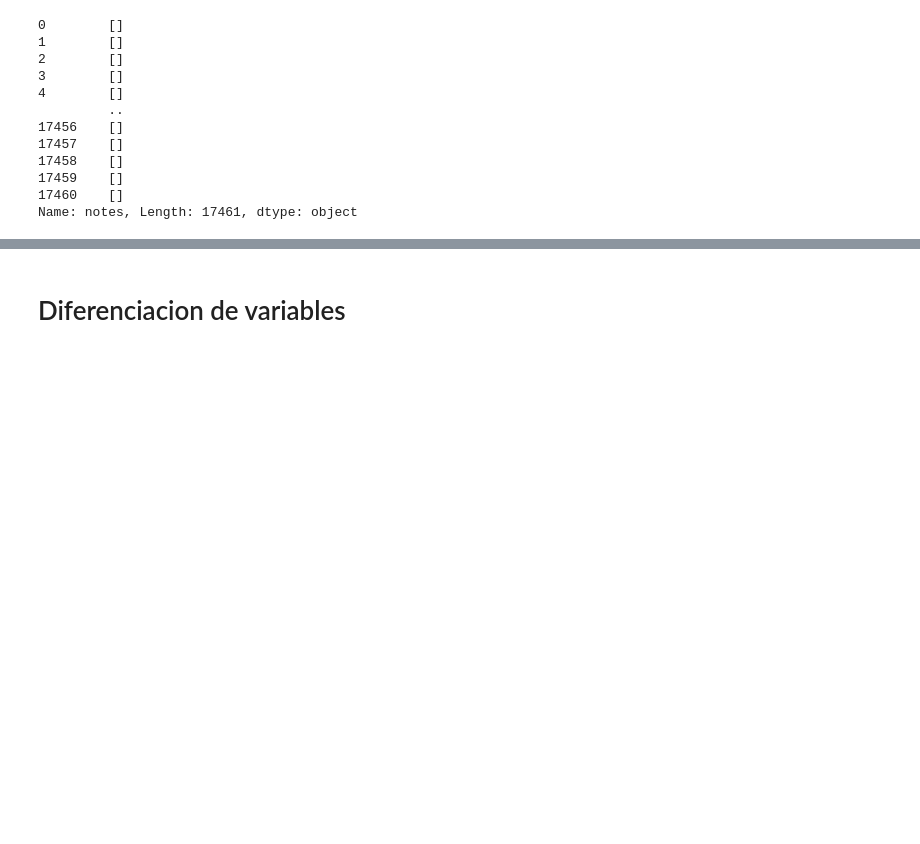
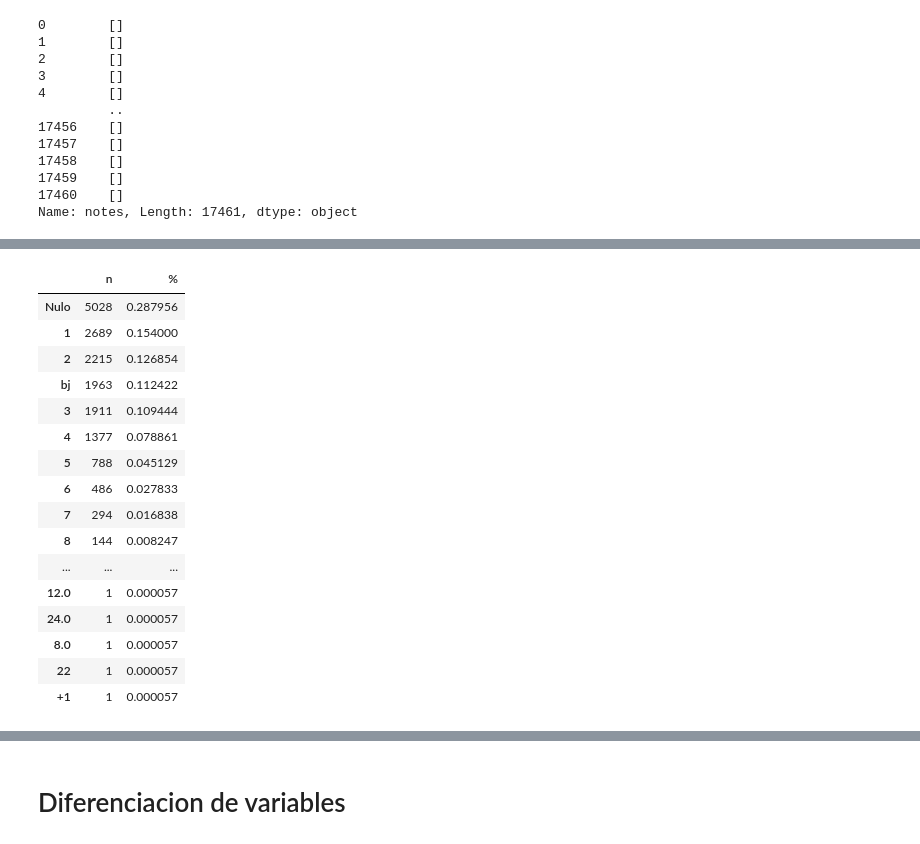
Before and after one commit to guille1006/TFM, a Jupyter notebook: TFM_procesamiento.ipynb, the cells around one changed output, grey strips where cells are left out. Cells and saved outputs as stored; diff of their text form; code cells hidden in the pictures; blank space fills up the shorter version.

```diff
--- a/TFM_procesamiento.ipynb
+++ b/TFM_procesamiento.ipynb
@@ -158,6 +157,24 @@ def tabla_valores_unicos(df):
 
     return df_frec
 # %%
-mask = info_types["Valores únicos"][info_types["Valores únicos"] < 25].index
-
-df_frec = tabla_valores_unicos(df_copy[mask])
+df_frec = tabla_valores_unicos(df_copy)
+# %%
+df_frec.loc["floor"]
+# %% [output]
+|  | n | % |
+| Nulo | 5028 | 0.287956 |
+| 1 | 2689 | 0.154000 |
+| 2 | 2215 | 0.126854 |
+| bj | 1963 | 0.112422 |
+| 3 | 1911 | 0.109444 |
+| 4 | 1377 | 0.078861 |
+| 5 | 788 | 0.045129 |
+| 6 | 486 | 0.027833 |
+| 7 | 294 | 0.016838 |
+| 8 | 144 | 0.008247 |
+| ... | ... | ... |
+| 12.0 | 1 | 0.000057 |
+| 24.0 | 1 | 0.000057 |
+| 8.0 | 1 | 0.000057 |
+| 22 | 1 | 0.000057 |
+| +1 | 1 | 0.000057 |
```
Also changed, not shown: parts of 5 cells of this notebook.
